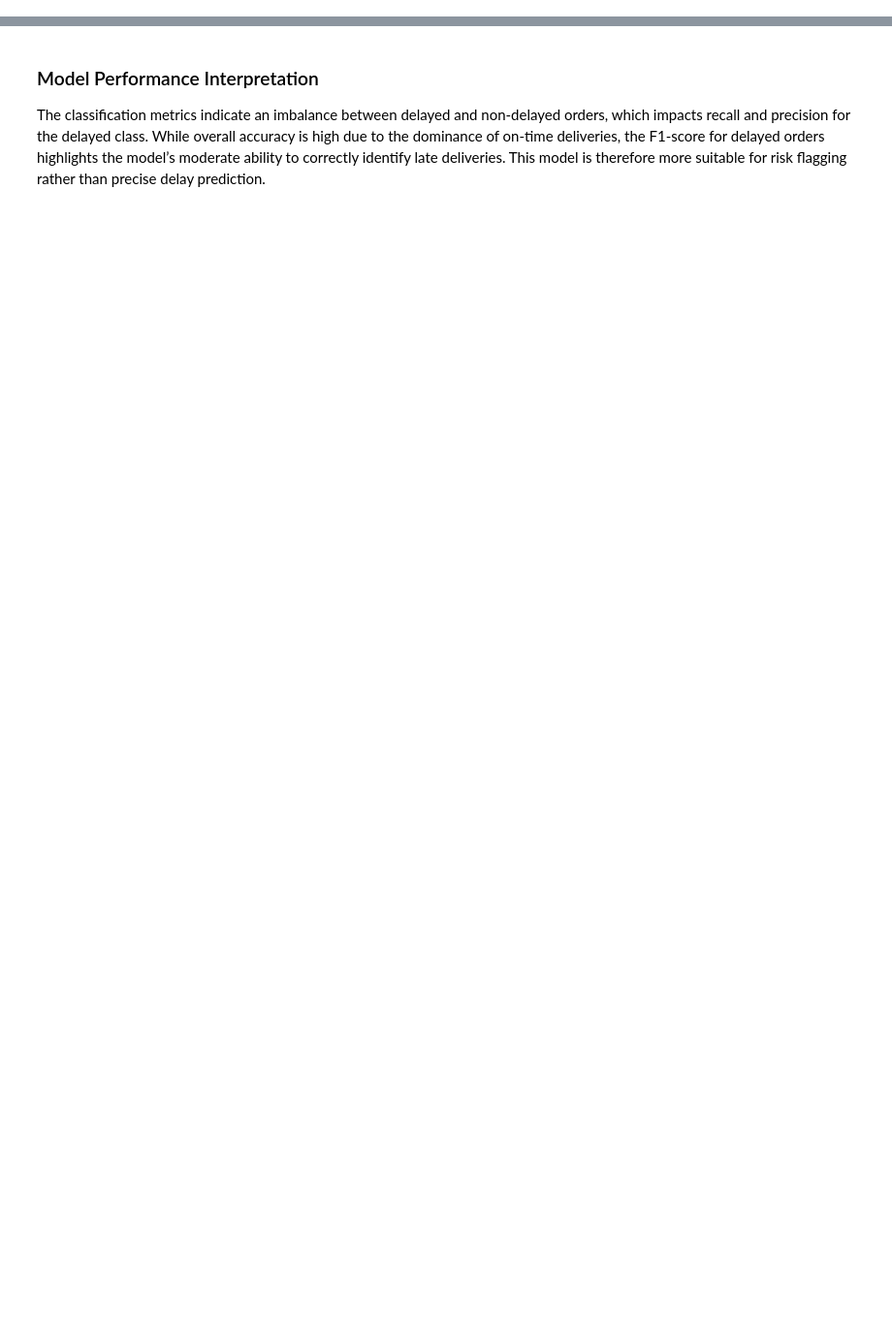
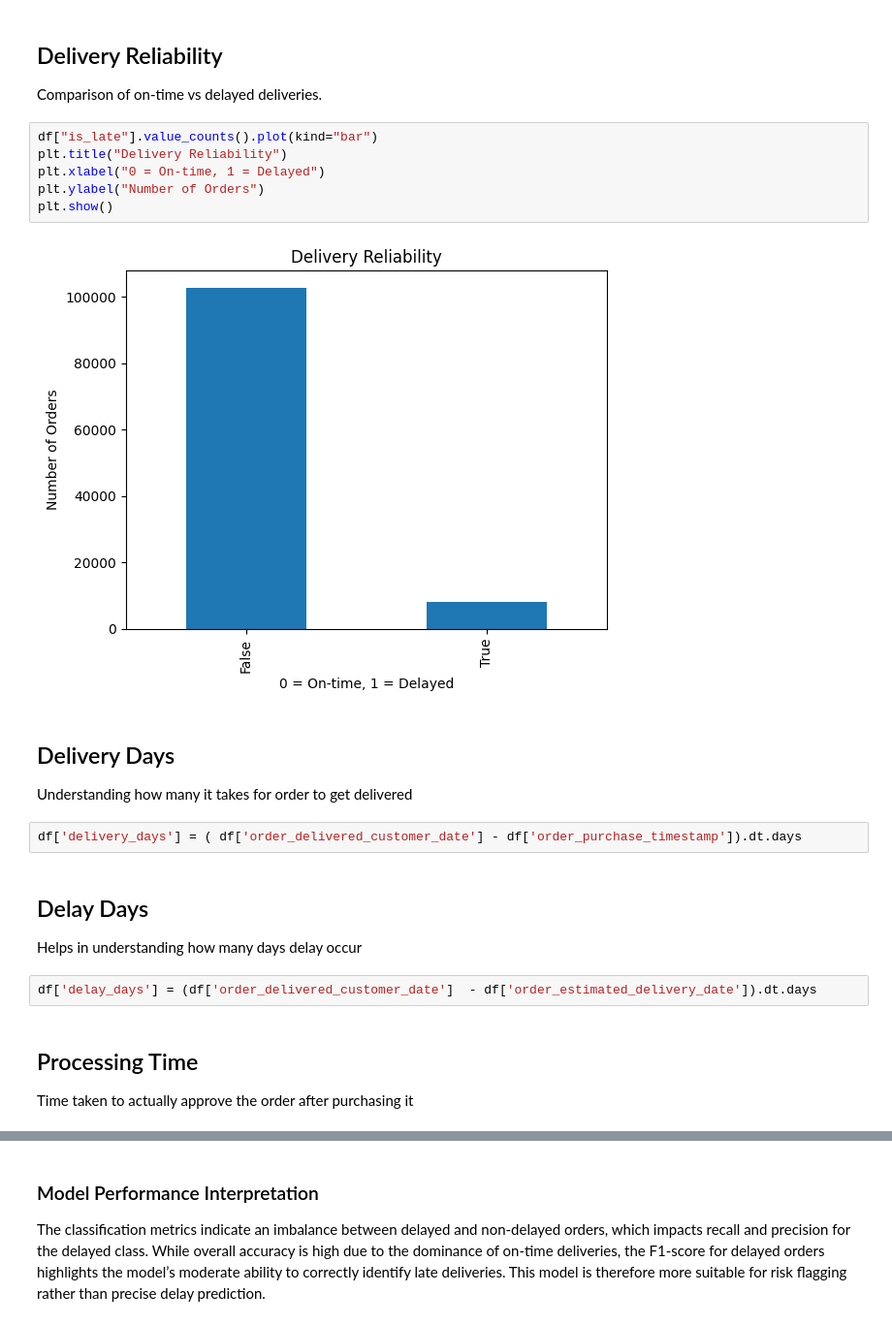
Before and after one commit to Anshika15P/Olist-Delivery-Performance-Customer-Satisfaction-Optimization, a Jupyter notebook: e-commerce delivery performance.ipynb, the cells around one changed output, grey strips where cells are left out. Shown at 97% size. Cells and saved outputs as stored; diff of their text form; blank space fills up the shorter version.

```diff
--- a/e-commerce delivery performance.ipynb
+++ b/e-commerce delivery performance.ipynb
@@ -492,0 +103,24 @@ LogisticRegression(max_iter=1000)
+# %% [markdown]
+##  Delivery Reliability
+Comparison of on-time vs delayed deliveries.
+# %%
+df["is_late"].value_counts().plot(kind="bar")
+plt.title("Delivery Reliability")
+plt.xlabel("0 = On-time, 1 = Delayed")
+plt.ylabel("Number of Orders")
+plt.show()
+# %% [output]
+[figure, added]
+# %% [markdown]
+## Delivery Days
+Understanding how many it takes for order to get delivered
+# %%
+df['delivery_days'] = ( df['order_delivered_customer_date'] - df['order_purchase_timestamp']).dt.days
+# %% [markdown]
+## Delay Days
+Helps in understanding how many days delay occur
+# %%
+df['delay_days'] = (df['order_delivered_customer_date']  - df['order_estimated_delivery_date']).dt.days
+# %% [markdown]
+## Processing Time
+Time taken to actually approve the order after purchasing it
```
Also changed, not shown: parts of 112 cells of this notebook, 5 other files.
